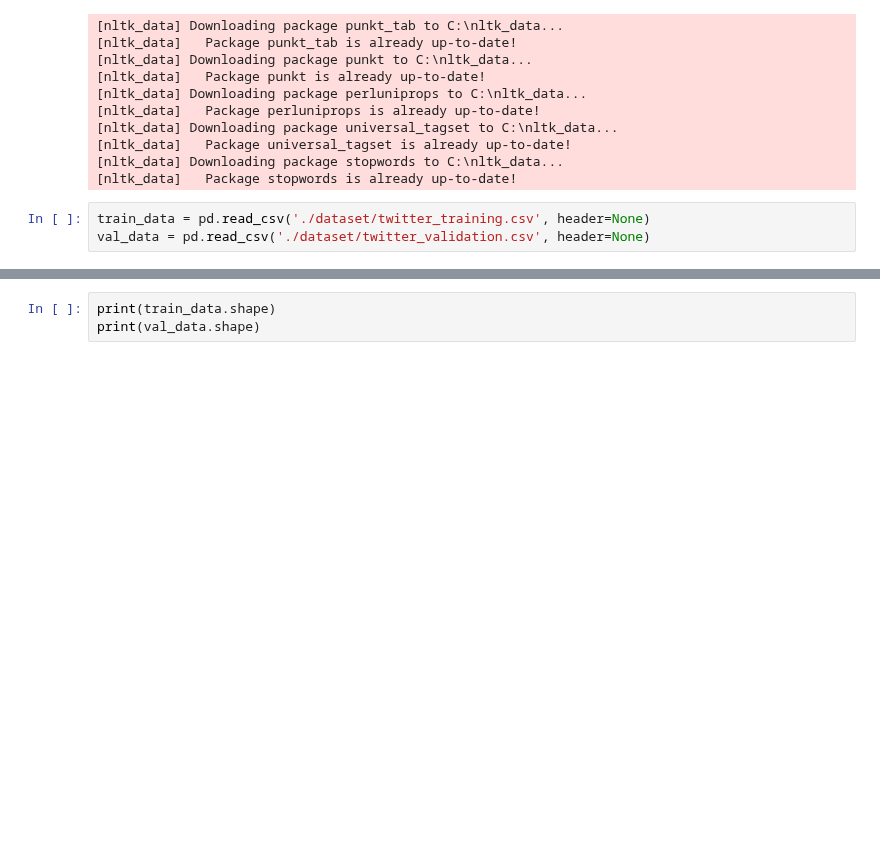
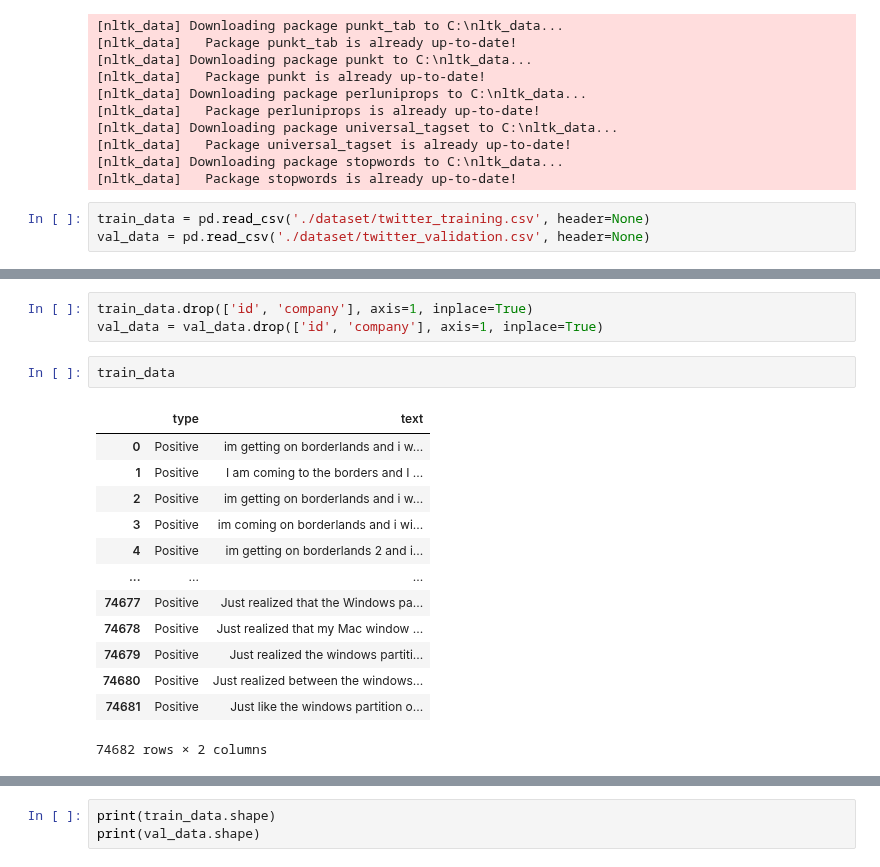
Before and after one commit to Hamidreza-Sj/Twitter-Sentiment-Analysis, a Jupyter notebook: ML approaches.ipynb, the cells around one changed output, grey strips where cells are left out. Drawn from its saved outputs; the diff is of its cells as text; blank space fills up the shorter version.

Commit message:
drop 'id', 'company'

```diff
--- a/ML approaches.ipynb
+++ b/ML approaches.ipynb
@@ -73,2 +109,21 @@ train_data
+# %%
+train_data.drop(['id', 'company'], axis=1, inplace=True)
+val_data = val_data.drop(['id', 'company'], axis=1, inplace=True)
+# %%
+train_data
+# %% [output]
+|  | type | text |
+| 0 | Positive | im getting on borderlands and i w... |
+| 1 | Positive | I am coming to the borders and I ... |
+| 2 | Positive | im getting on borderlands and i w... |
+| 3 | Positive | im coming on borderlands and i wi... |
+| 4 | Positive | im getting on borderlands 2 and i... |
+| ... | ... | ... |
+| 74677 | Positive | Just realized that the Windows pa... |
+| 74678 | Positive | Just realized that my Mac window ... |
+| 74679 | Positive | Just realized the windows partiti... |
+| 74680 | Positive | Just realized between the windows... |
+| 74681 | Positive | Just like the windows partition o... |
+74682 rows × 2 columns
 # %%
 train_data.describe(include='all')
```
Also changed, not shown: parts of 6 cells of this notebook.
